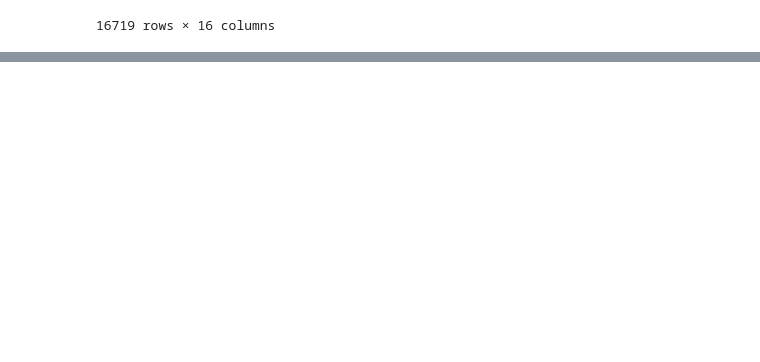
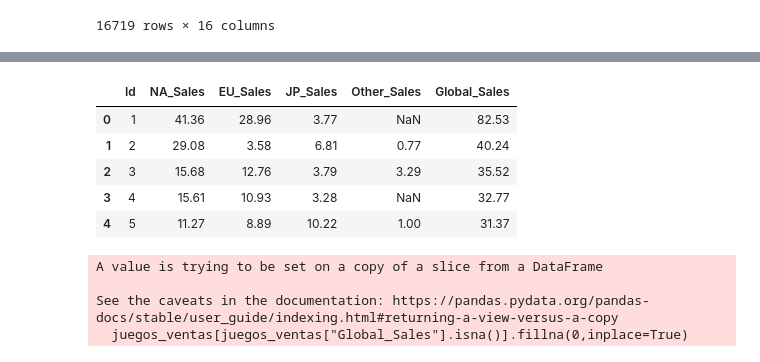
Before and after one commit to DaAnMaGi/Estudios_Henry, a Jupyter notebook: M5/Proyecto integrador/limpieza.ipynb, the cells around one changed output, grey strips where cells are left out. Drawn from its saved outputs; the diff is of its cells as text; code cells hidden in the pictures; blank space fills up the shorter version.

```diff
--- a/M5/Proyecto integrador/limpieza.ipynb
+++ b/M5/Proyecto integrador/limpieza.ipynb
@@ -327,0 +433,22 @@ ventas
+# %%
+juegos_ventas = vs.loc[:,["Id","NA_Sales","EU_Sales","JP_Sales","Other_Sales","Global_Sales"]]
+
+# Obtención de valores GLobal_Sales que son nulos
+juegos_ventas["Global_Sales"].fillna(sum([juegos_ventas["NA_Sales"],juegos_ventas["EU_Sales"],juegos_ventas["JP_Sales"],juegos_ventas["Other_Sales"]]),inplace=True)
+juegos_ventas.head()
+# %% [output]
+|  | Id | NA_Sales | EU_Sales | JP_Sales | Other_Sales | Global_Sales |
+| 0 | 1 | 41.36 | 28.96 | 3.77 | NaN | 82.53 |
+| 1 | 2 | 29.08 | 3.58 | 6.81 | 0.77 | 40.24 |
+| 2 | 3 | 15.68 | 12.76 | 3.79 | 3.29 | 35.52 |
+| 3 | 4 | 15.61 | 10.93 | 3.28 | NaN | 32.77 |
+| 4 | 5 | 11.27 | 8.89 | 10.22 | 1.00 | 31.37 |
+# %%
+# Obtención de valores GLobal_Sales que siguen siendo nulos
+juegos_ventas[juegos_ventas["Global_Sales"].isna()].fillna(0,inplace=True)
+juegos_ventas[juegos_ventas["Global_Sales"] == 0].replace(0,sum([juegos_ventas["NA_Sales"],juegos_ventas["EU_Sales"],juegos_ventas["JP_Sales"],juegos_ventas["Other_Sales"]]),inplace=True)
+# %% [output]
+A value is trying to be set on a copy of a slice from a DataFrame
+
+See the caveats in the documentation: https://pandas.pydata.org/pandas-docs/stable/user_guide/indexing.html#returning-a-view-versus-a-copy
+  juegos_ventas[juegos_ventas["Global_Sales"].isna()].fillna(0,inplace=True)
```
Also changed, not shown: parts of 18 cells of this notebook, 5 other files.
